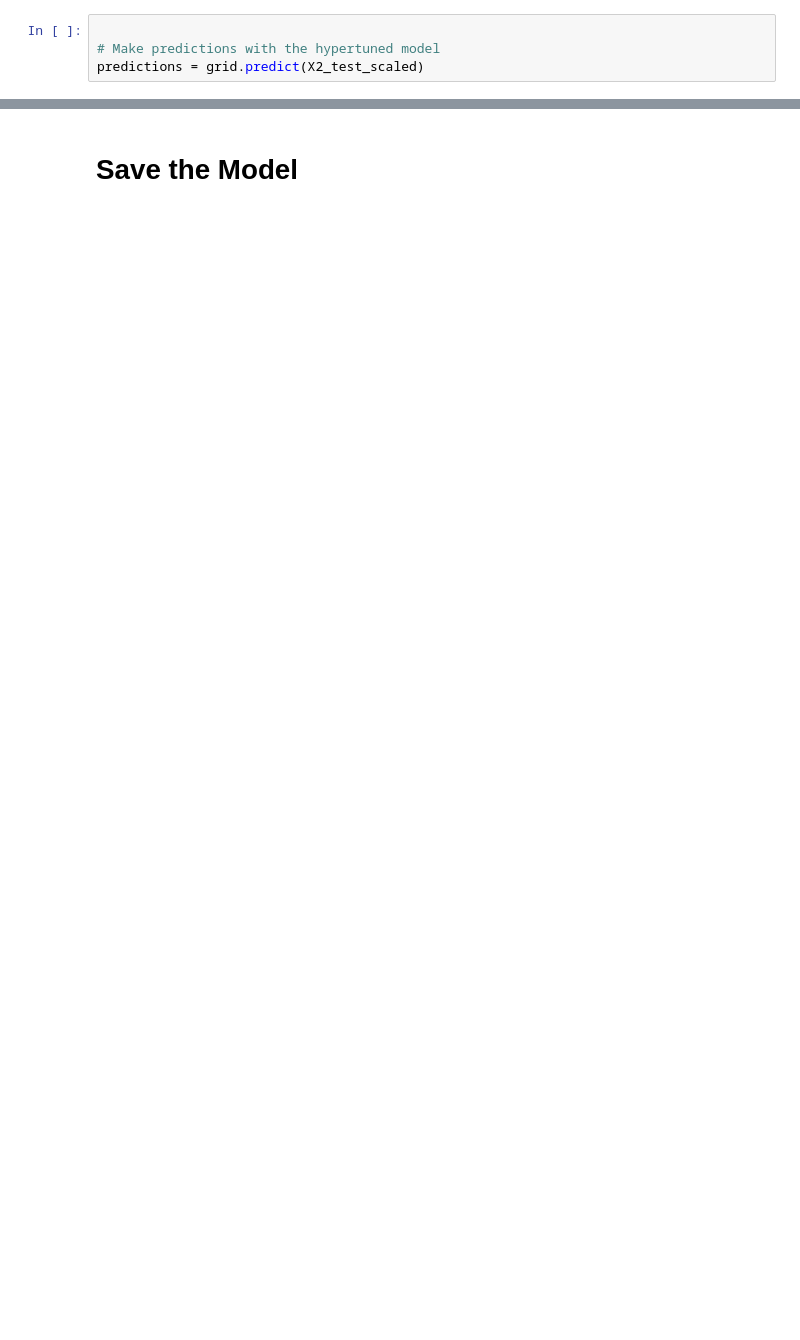
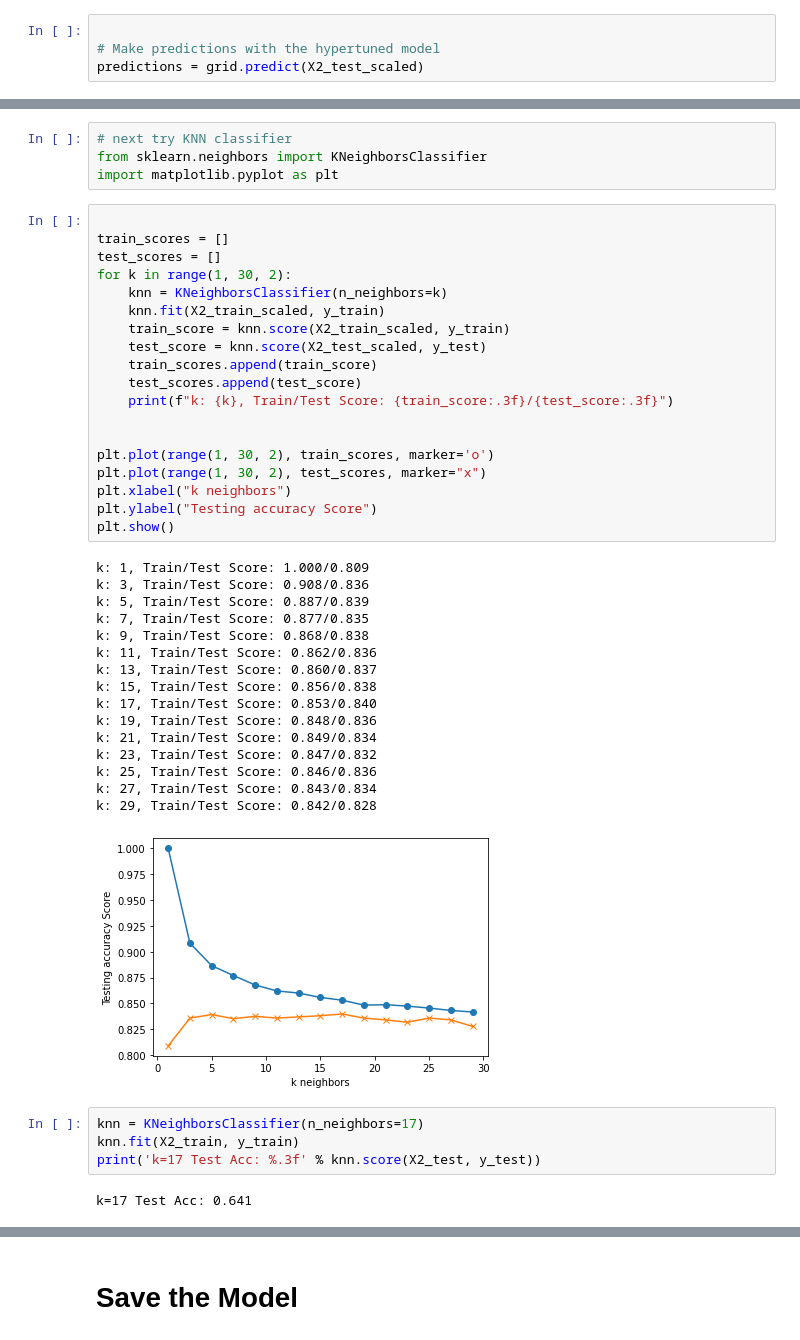
Before and after one commit to garycastle/machine-learning-challenge, a Jupyter notebook: starter_code/model_1.ipynb, the cells around one changed output, grey strips where cells are left out. Drawn from its saved outputs; the diff is of its cells as text; blank space fills up the shorter version.

```diff
--- a/starter_code/model_1.ipynb
+++ b/starter_code/model_1.ipynb
@@ -292,0 +414,46 @@ print(classification_report(y_test, predictions,
+# %%
+# next try KNN classifier
+from sklearn.neighbors import KNeighborsClassifier
+import matplotlib.pyplot as plt
+# %%
+
+train_scores = []
+test_scores = []
+for k in range(1, 30, 2):
+    knn = KNeighborsClassifier(n_neighbors=k)
+    knn.fit(X2_train_scaled, y_train)
+    train_score = knn.score(X2_train_scaled, y_train)
+    test_score = knn.score(X2_test_scaled, y_test)
+    train_scores.append(train_score)
+    test_scores.append(test_score)
+    print(f"k: {k}, Train/Test Score: {train_score:.3f}/{test_score:.3f}")
+
+
+plt.plot(range(1, 30, 2), train_scores, marker='o')
+plt.plot(range(1, 30, 2), test_scores, marker="x")
+plt.xlabel("k neighbors")
+plt.ylabel("Testing accuracy Score")
+plt.show()
+# %% [output]
+k: 1, Train/Test Score: 1.000/0.809
+k: 3, Train/Test Score: 0.908/0.836
+k: 5, Train/Test Score: 0.887/0.839
+k: 7, Train/Test Score: 0.877/0.835
+k: 9, Train/Test Score: 0.868/0.838
+k: 11, Train/Test Score: 0.862/0.836
+k: 13, Train/Test Score: 0.860/0.837
+k: 15, Train/Test Score: 0.856/0.838
+k: 17, Train/Test Score: 0.853/0.840
+k: 19, Train/Test Score: 0.848/0.836
+k: 21, Train/Test Score: 0.849/0.834
+k: 23, Train/Test Score: 0.847/0.832
+k: 25, Train/Test Score: 0.846/0.836
+k: 27, Train/Test Score: 0.843/0.834
+k: 29, Train/Test Score: 0.842/0.828
+[figure, added]
+# %%
+knn = KNeighborsClassifier(n_neighbors=17)
+knn.fit(X2_train, y_train)
+print('k=17 Test Acc: %.3f' % knn.score(X2_test, y_test))
+# %% [output]
+k=17 Test Acc: 0.641
```
Also changed, not shown: parts of 11 cells of this notebook, 1 other file.
